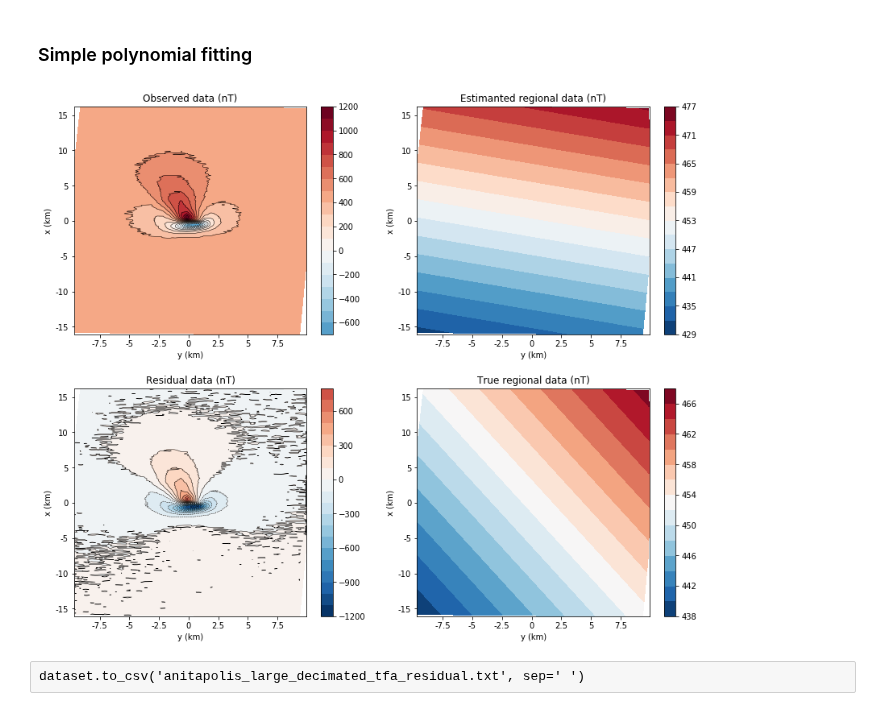
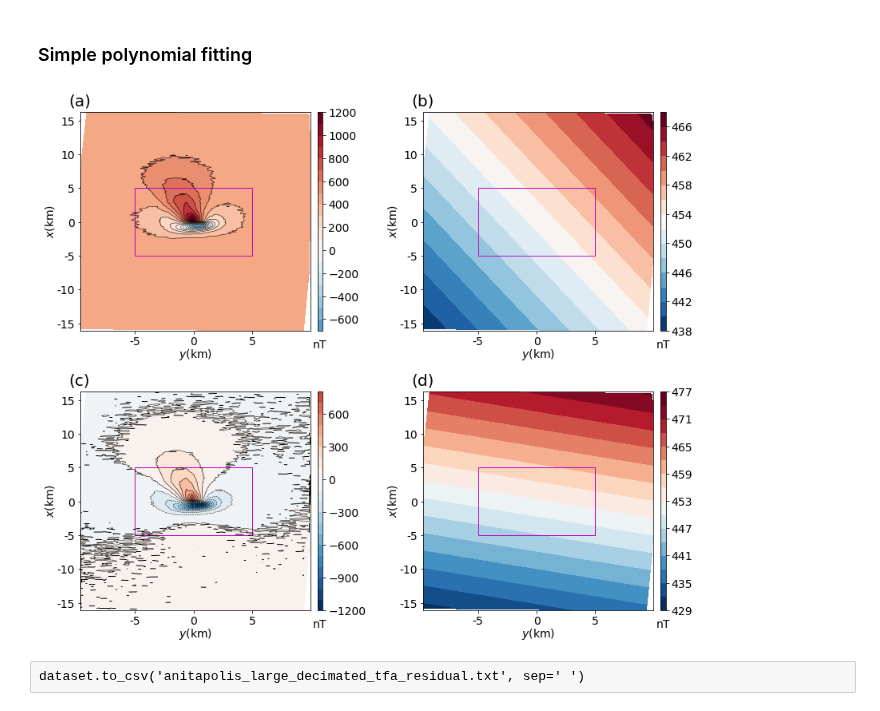
Before and after one commit to pinga-lab/magnetic-radial-inversion, a Jupyter notebook: code/inclined-great-regional/regional_separation.ipynb, the cells around one changed output. Drawn from its saved outputs; the diff is of its cells as text; code cells hidden in the pictures.

```diff
--- a/code/inclined-great-regional/regional_separation.ipynb
+++ b/code/inclined-great-regional/regional_separation.ipynb
@@ -64,54 +65,83 @@ tfa_residual1 = dobs - tfa_regional1
 # %%
 #plt.close('all')
 plt.figure(figsize=(12,10))
 
-plt.subplot(2,2,1)
-plt.title("Observed data (nT)")
+# Create a Rectangle patch
+rect = patches.Rectangle((-5000.,-5000.0), 10000,10000,linewidth=1,edgecolor='m',facecolor='none')
+
+ax1=plt.subplot(2,2,1)
+#plt.title("Observed data (nT)")
 norm=mpb.colors.Normalize(vmin=-np.max(dobs), vmax=np.max(dobs))
 #plt.axis('scaled')
 plt.tricontour(yp, xp, dobs, 20, colors='k', linewidths=0.5)
-plt.tricontourf(yp, xp, dobs, 20, cmap = plt.get_cmap('RdBu_r'), norm=norm)
-plt.colorbar()
-plt.xlabel('y (km)')
-plt.ylabel('x (km)')
+plt.tricontourf(yp, xp, dobs, 20, cmap = plt.get_cmap('RdBu_r'), vmin=-np.max(dobs), vmax=np.max(dobs)).ax.tick_params(labelsize=14)
+clb = plt.colorbar(pad=0.025, aspect=40, shrink=1)
+clb.ax.set_title('nT', pad=-295, fontsize=14)
+clb.ax.tick_params(labelsize=14)
+plt.xlabel('$y$(km)', fontsize=14, labelpad=0)
+plt.ylabel('$x$(km)', fontsize=14, labelpad=0)
+ax1.add_patch(rect)
+plt.text(np.min(yp)-1000, np.max(xp)+1000, '(a)', fontsize=20)
 mpl.m2km()
 
-plt.subplot(2,2,2)
-plt.title("Estimanted regional data (nT)")
+ax4=plt.subplot(2,2,4)
+rect = patches.Rectangle((-5000.,-5000.0), 10000,10000,linewidth=1,edgecolor='m',facecolor='none')
+#plt.title("Estimanted regional data (nT)")
 #plt.axis('scaled')
 #norm=mpb.colors.Normalize(vmin=-np.max(tfa_regional1), vmax=np.max(tfa_regional1))
-plt.tricontourf(yp, xp, tfa_regional1, 15, cmap = plt.get_cmap('RdBu_r'))
-plt.colorbar()
-plt.xlabel('y (km)')
-plt.ylabel('x (km)')
+plt.tricontourf(yp, xp, tfa_regional1, 15, cmap = plt.get_cmap('RdBu_r'),
+               vmin=np.min(tfa_regional1), vmax=np.max(tfa_regional1)).ax.tick_params(labelsize=14)
+clb = plt.colorbar(pad=0.025, aspect=40, shrink=1)
+clb.ax.set_title('nT', pad=-295, fontsize=14)
+clb.ax.tick_params(labelsize=14)
+plt.xlabel('$y$(km)', fontsize=14, labelpad=0)
+plt.ylabel('$x$(km)', fontsize=14, labelpad=0)
+ax4.add_patch(rect)
+plt.text(np.min(yp)-1000, np.max(xp)+1000, '(d)', fontsize=20)
 mpl.m2km()
 
-plt.subplot(2,2,3)
-plt.title("Residual data (nT)")
+ax3=plt.subplot(2,2,3)
+rect = patches.Rectangle((-5000.,-5000.0), 10000,10000,linewidth=1,edgecolor='m',facecolor='none')
+#plt.title("Residual data (nT)")
 #plt.axis('scaled')
 plt.tricontour(yp, xp, tfa_residual1, 20, colors='k', linewidths=0.5)
-norm=mpb.colors.Normalize(vmin=-np.max(dobs), vmax=np.max(dobs))
-plt.tricontourf(yp, xp, tfa_residual1, 20, cmap = plt.get_cmap('RdBu_r'), norm=norm)
-plt.colorbar()
-plt.xlabel('y (km)')
-plt.ylabel('x (km)')
+norm=mpb.colors.Normalize(vmin=np.min(tfa_residual1), vmax=-np.min(tfa_residual1))
+plt.tricontourf(yp, xp, tfa_residual1, 20, cmap = plt.get_cmap('RdBu_r'), norm=norm).ax.tick_params(labelsize=14)
+clb = plt.colorbar(pad=0.025, aspect=40, shrink=1)
+clb.ax.set_title('nT', pad=-295, fontsize=14)
+clb.ax.tick_params(labelsize=14)
+plt.xlabel('$y$(km)', fontsize=14, labelpad=0)
+plt.ylabel('$x$(km)', fontsize=14, labelpad=0)
+ax3.add_patch(rect)
+plt.text(np.min(yp)-1000, np.max(xp)+1000, '(c)', fontsize=20)
 mpl.m2km()
 
-plt.subplot(2,2,4)
-plt.title("True regional data (nT)")
+ax2=plt.subplot(2,2,2)
+rect = patches.Rectangle((-5000.,-5000.0), 10000,10000,linewidth=1,edgecolor='m',facecolor='none')
+#plt.title("True regional data (nT)")
 #plt.axis('scaled')
 #norm=mpb.colors.Normalize(vmin=-np.max(data['regional']), vmax=np.max(data['regional']))
-plt.tricontourf(yp, xp, data['regional'], 15, cmap = plt.get_cmap('RdBu_r'))
-plt.colorbar()
-plt.xlabel('y (km)')
-plt.ylabel('x (km)')
+plt.tricontourf(yp, xp, data['regional'], 15, cmap = plt.get_cmap('RdBu_r'),
+               vmin=np.min(data['regional']), vmax=np.max(data['regional'])).ax.tick_params(labelsize=14)
+clb = plt.colorbar(pad=0.025, aspect=40, shrink=1)
+clb.ax.tick_params(labelsize=14)
+clb.ax.set_title('nT', pad=-295, fontsize=14)
+plt.xlabel('$y$(km)', fontsize=14, labelpad=0)
+plt.ylabel('$x$(km)', fontsize=14, labelpad=0)
+ax2.add_patch(rect)
+plt.text(np.min(yp)-1000, np.max(xp)+1000, '(b)', fontsize=20)
 mpl.m2km()
+
+# Add the patch to the Axes
+
 
 plt.tight_layout(pad = 2.)
 
+plt.savefig('../../manuscript/figures/regional-data-large.png', dpi=300, bbox_inches='tight')
+
 plt.show()
 # %% [output]
-[figure, old version]
+[figure, new version]
 # %%
 data['res_data'] = tfa_residual1
 # %%
```
Also changed, not shown: parts of 5 cells of this notebook, 20 other files.
